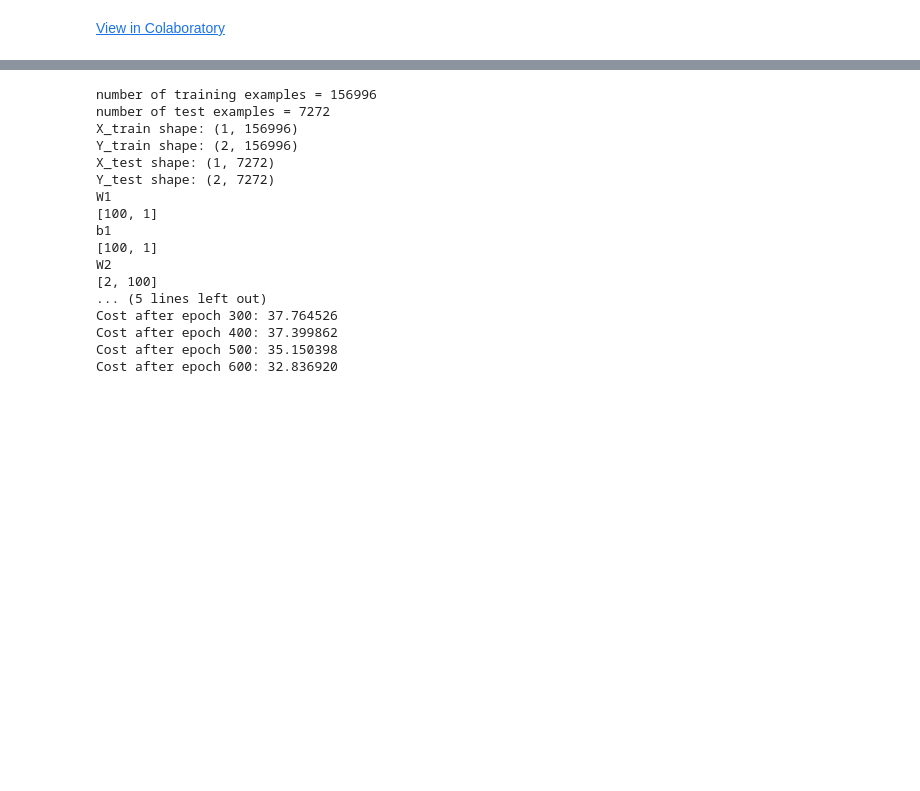
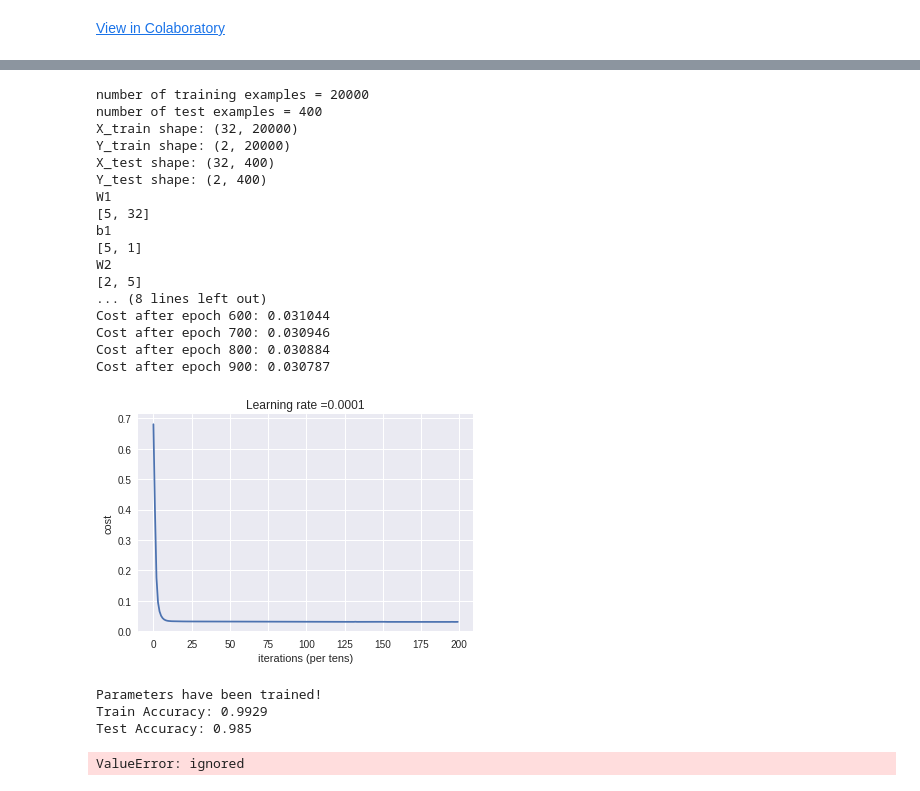
Before and after one commit to yepuv1/StockPerformanceClassification, a Jupyter notebook: Prime_numbers.ipynb, the cells around one changed output, grey strips where cells are left out. Cells and saved outputs as stored; diff of their text form; code cells hidden in the pictures; blank space fills up the shorter version.

```diff
--- a/Prime_numbers.ipynb
+++ b/Prime_numbers.ipynb
@@ -144,7 +234,7 @@ def compute_cost(Z3, Y):
     labels = tf.transpose(Y)
 
     cost = tf.reduce_mean(tf.nn.softmax_cross_entropy_with_logits(logits = logits, labels = labels))
-    tf.nn.
+
 
     return cost
 # %%
@@ -288,56 +382,85 @@ def model(X_train, Y_train, X_test, Y_test,dic_of_layer_sizes,learning_rate = 0.
 
         return parameters
 # %%
-train_start = 1
-train_end = 1000000
-X_train, Y_train, training_size = generate_data(train_start, train_end)
+
+
+examples_size = 10000
+X_train, Y_train, training_size = generate_bin_prime_data(examples_size)
 
 Y_train = one_hot_matrix(Y_train.reshape(training_size), 2)
 
-test_start = 1000001
-test_end = 1050000
-X_test, Y_test, test_size = generate_data(test_start, test_end)
+X_test, Y_test, test_size = generate_bin_prime_data(200, only_prime=False)
 Y_test = one_hot_matrix(Y_test.reshape(test_size), 2)
 
 
 print ("number of training examples = " + str(X_train.shape[1]))
 print ("number of test examples = " + str(X_test.shape[1]))
 print ("X_train shape: " + str(X_train.shape))
 print ("Y_train shape: " + str(Y_train.shape))
 print ("X_test shape: " + str(X_test.shape))
 print ("Y_test shape: " + str(Y_test.shape))
 
 dic_of_layer_sizes ={
-    "W1":[100,1],
-    "b1":[100,1],
-    "W2":[2,100],
+    "W1":[5,32],
+    "b1":[5,1],
+    "W2":[2,5],
     "b2":[2,1]
 }
 
 parameters = model(
     X_train,
     Y_train,
     X_test,
     Y_test,
     dic_of_layer_sizes,
     num_epochs=1000,
     minibatch_size=64
 )
 # %% [output]
-number of training examples = 156996
-number of test examples = 7272
-X_train shape: (1, 156996)
-Y_train shape: (2, 156996)
-X_test shape: (1, 7272)
-Y_test shape: (2, 7272)
+number of training examples = 20000
+number of test examples = 400
+X_train shape: (32, 20000)
+Y_train shape: (2, 20000)
+X_test shape: (32, 400)
+Y_test shape: (2, 400)
 W1
-[100, 1]
+[5, 32]
 b1
-[100, 1]
+[5, 1]
 W2
-[2, 100]
-... (5 lines left out)
-Cost after epoch 300: 37.764526
-Cost after epoch 400: 37.399862
-Cost after epoch 500: 35.150398
-Cost after epoch 600: 32.836920
+[2, 5]
+... (8 lines left out)
+Cost after epoch 600: 0.031044
+Cost after epoch 700: 0.030946
+Cost after epoch 800: 0.030884
+Cost after epoch 900: 0.030787
+[figure, added]
+Parameters have been trained!
+Train Accuracy: 0.9929
+Test Accuracy: 0.985
+# %%
+start = 10000
+end = 50000
+step_size = 5000
+accuracies = []
+for ex_size in range(start,end, step_size):
+  X, Y, size = generate_bin_prime_data(start, ex_size, only_prime=True)
+
+  Y = one_hot_matrix(Y.reshape(size), 2)
+
+
+  init = tf.global_variables_initializer()
+  with tf.Session() as session:
+   session.run(init)
+   z3 = forward_propagation(np.float32(X), parameters)
+   p = tf.argmax(z3)
+   res = session.run(p)
+
+   # Calculate the correct predictions
+   correct_prediction = tf.equal(res, tf.argmax(Y))
+   # Calculate accuracy on the test set
+   accuracy = tf.reduce_mean(tf.cast(correct_prediction, "float"))
+   accuracies.append(accuracy.eval())
+   print ("Accuracy:", accuracy.eval())
+# %% [output]
+ValueError: ignored
```
Also changed, not shown: parts of 10 cells of this notebook.
